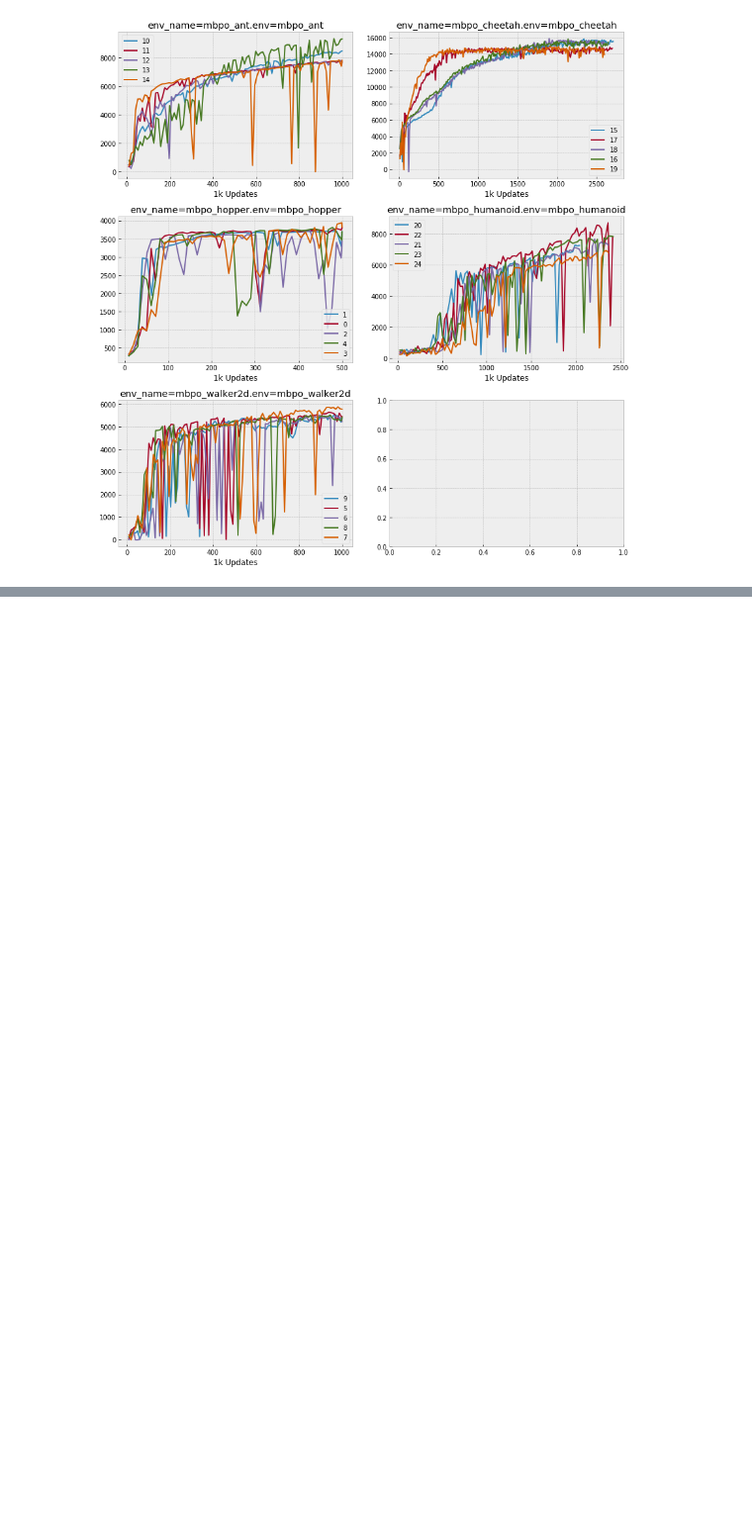
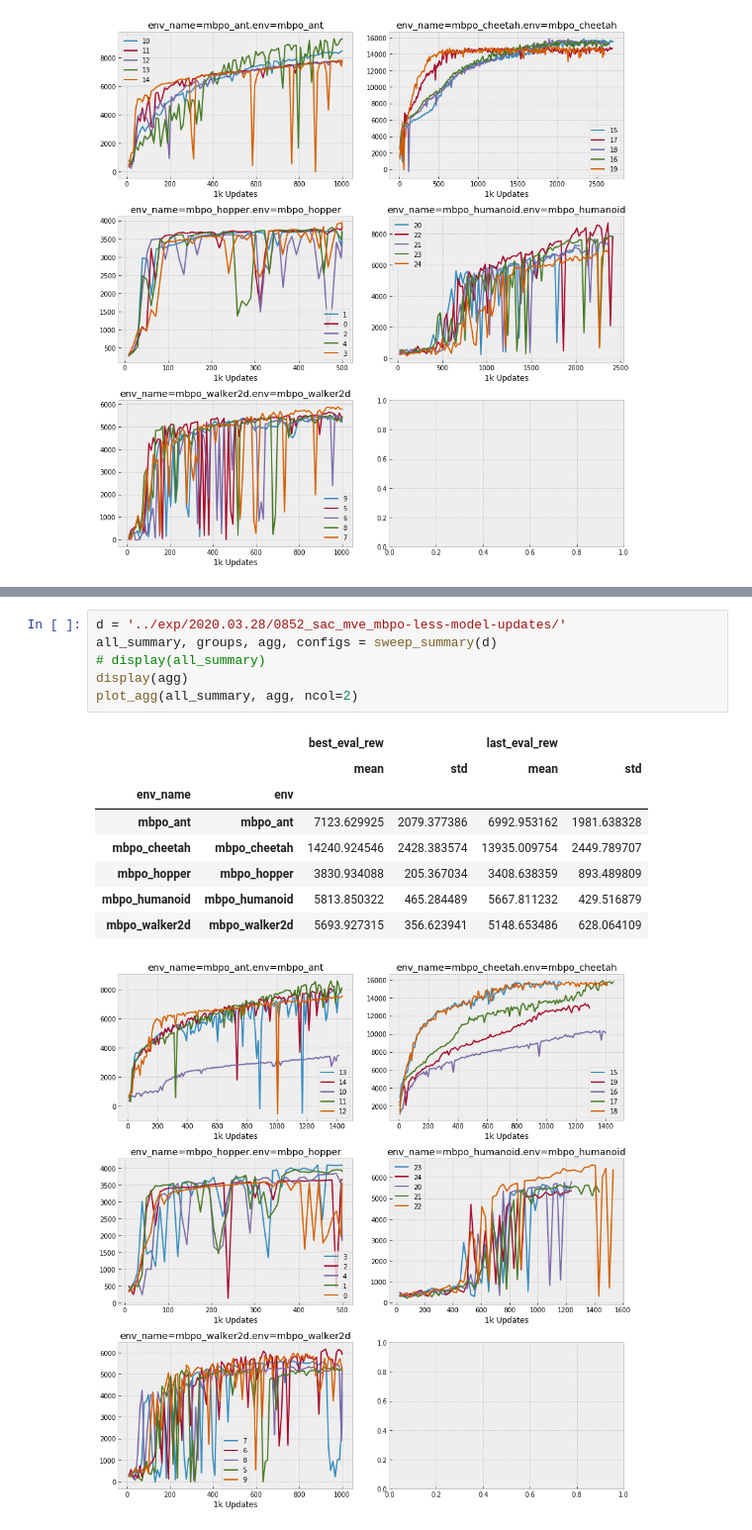
Before and after one commit to facebookresearch/svg, a Jupyter notebook: nbs/bda.2020.01.23.mbpo.ipynb, the cells around one changed output, grey strips where cells are left out. Shown at 99% size. Saved outputs shown, nothing was run; the diff lists cells and outputs as text; blank space fills up the shorter version.

```diff
--- a/nbs/bda.2020.01.23.mbpo.ipynb
+++ b/nbs/bda.2020.01.23.mbpo.ipynb
@@ -283,0 +279,16 @@ plot_agg(all_summary, agg, ncol=2)
+# %%
+d = '../exp/2020.03.28/0852_sac_mve_mbpo-less-model-updates/'
+all_summary, groups, agg, configs = sweep_summary(d)
+# display(all_summary)
+display(agg)
+plot_agg(all_summary, agg, ncol=2)
+# %% [output]
+|  |  | best_eval_rew |  | last_eval_rew |  |
+|  |  | mean | std | mean | std |
+| env_name | env |  |  |  |  |
+| mbpo_ant | mbpo_ant | 7123.629925 | 2079.377386 | 6992.953162 | 1981.638328 |
+| mbpo_cheetah | mbpo_cheetah | 14240.924546 | 2428.383574 | 13935.009754 | 2449.789707 |
+| mbpo_hopper | mbpo_hopper | 3830.934088 | 205.367034 | 3408.638359 | 893.489809 |
+| mbpo_humanoid | mbpo_humanoid | 5813.850322 | 465.284489 | 5667.811232 | 429.516879 |
+| mbpo_walker2d | mbpo_walker2d | 5693.927315 | 356.623941 | 5148.653486 | 628.064109 |
+[figure, added]
```
Also changed, not shown: parts of 6 cells of this notebook.
